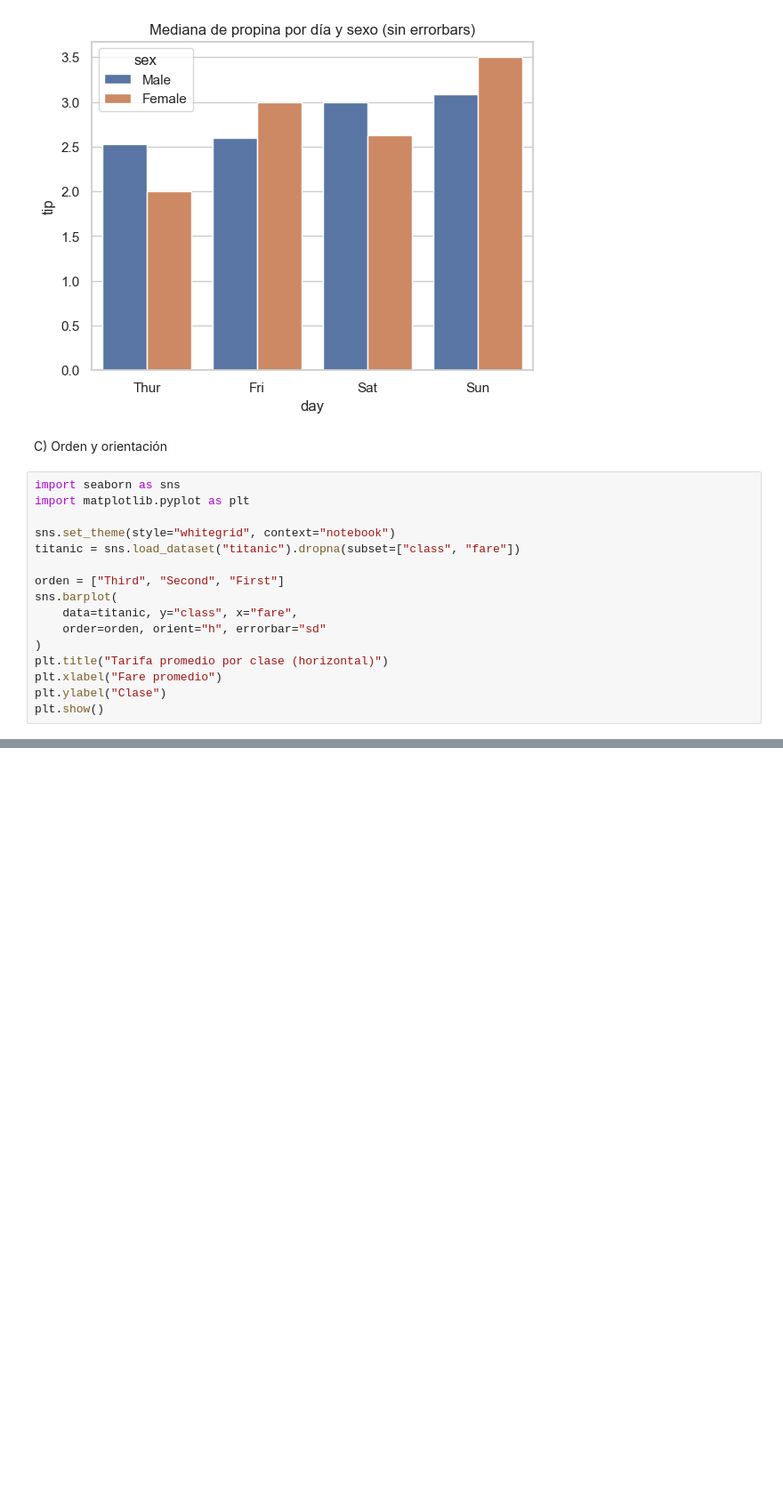
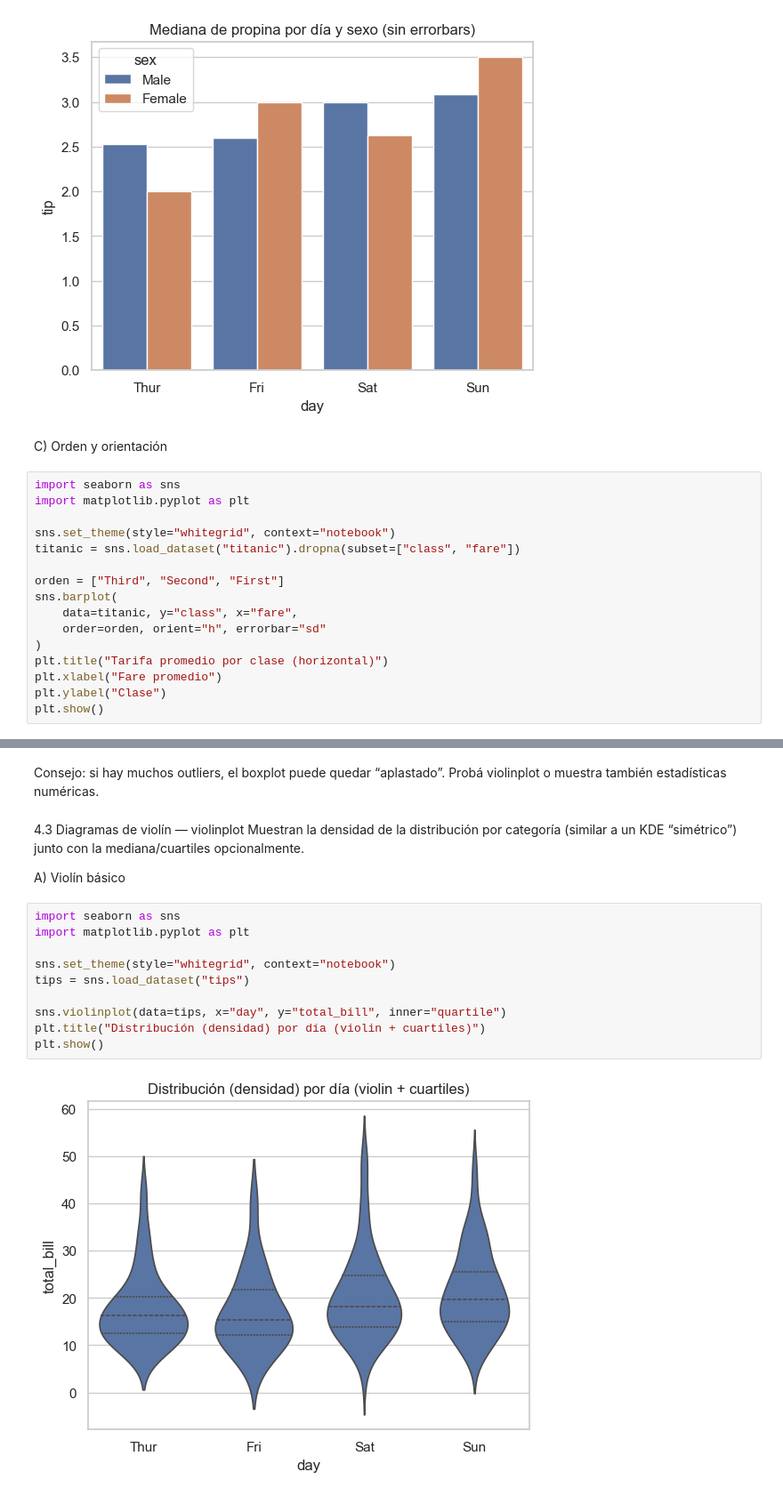
Before and after one commit to wilson-j-insaurralde/Seaborn, a Jupyter notebook: teoria/004_Gráficos categóricos.ipynb, the cells around one changed output, grey strips where cells are left out. Shown at 89% size. Saved outputs shown, nothing was run; the diff lists cells and outputs as text; blank space fills up the shorter version.

```diff
--- a/teoria/004_Gráficos categóricos.ipynb
+++ b/teoria/004_Gráficos categóricos.ipynb
@@ -58,0 +116,19 @@ plt.show()
+# %% [markdown]
+Consejo: si hay muchos outliers, el boxplot puede quedar “aplastado”. Probá violinplot o muestra también estadísticas numéricas.
+# %% [markdown]
+4.3 Diagramas de violín — violinplot
+Muestran la densidad de la distribución por categoría (similar a un KDE “simétrico”) junto con la mediana/cuartiles opcionalmente.
+
+A) Violín básico
+# %%
+import seaborn as sns
+import matplotlib.pyplot as plt
+
+sns.set_theme(style="whitegrid", context="notebook")
+tips = sns.load_dataset("tips")
+
+sns.violinplot(data=tips, x="day", y="total_bill", inner="quartile")
+plt.title("Distribución (densidad) por día (violin + cuartiles)")
+plt.show()
+# %% [output]
+[figure, added]
```
Also changed, not shown: parts of 22 cells of this notebook.
